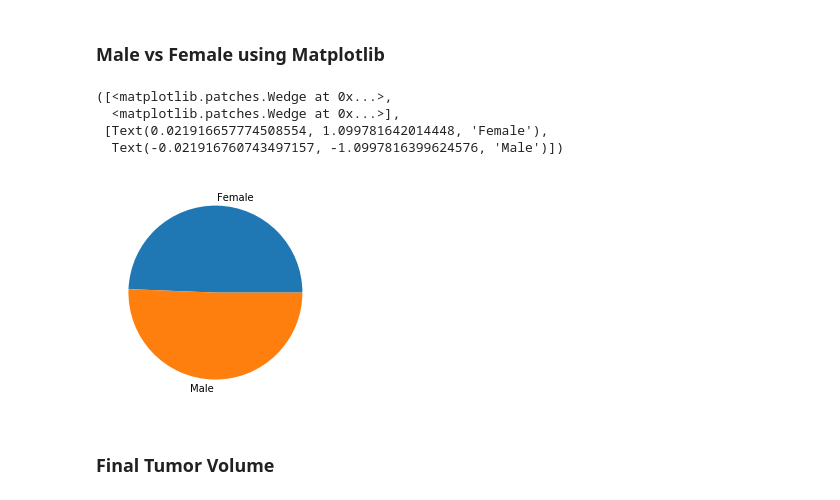
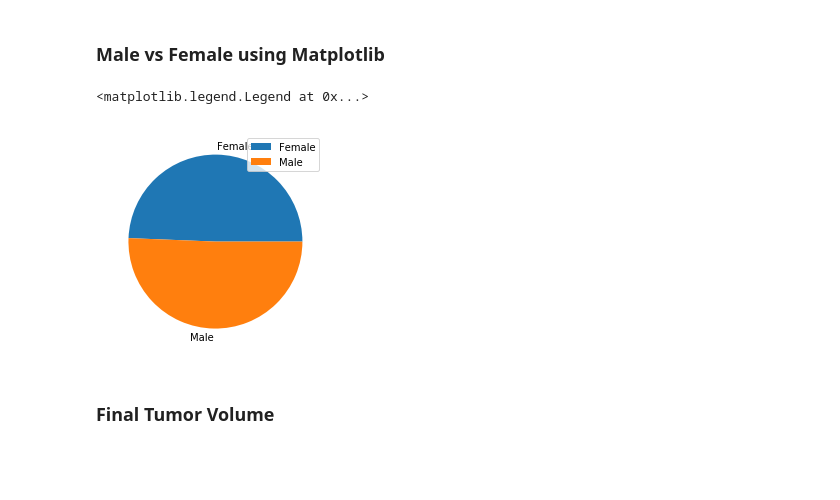
Before and after one commit to Pankaj-gh/Matplotlib-hw, a Jupyter notebook: main_script.ipynb, the cells around one changed output. Saved outputs shown, nothing was run; the diff lists cells and outputs as text; code cells hidden in the pictures; blank space fills up the shorter version.

```diff
--- a/main_script.ipynb
+++ b/main_script.ipynb
@@ -211,12 +211,10 @@ grp_sex.plot.pie('Mouse ID')
 ### Male vs Female using Matplotlib
 # %%
 plt.pie(grp_sex['Mouse ID'],labels=['Female','Male'])
+plt.legend()
 # %% [output]
-([<matplotlib.patches.Wedge at 0x...>,
-  <matplotlib.patches.Wedge at 0x...>],
- [Text(0.021916657774508554, 1.099781642014448, 'Female'),
-  Text(-0.021916760743497157, -1.0997816399624576, 'Male')])
+<matplotlib.legend.Legend at 0x...>
-[figure, old version]
+[figure, new version]
 # %% [markdown]
 ### Final Tumor Volume
 # %%
```
Also changed, not shown: parts of 18 cells of this notebook.
